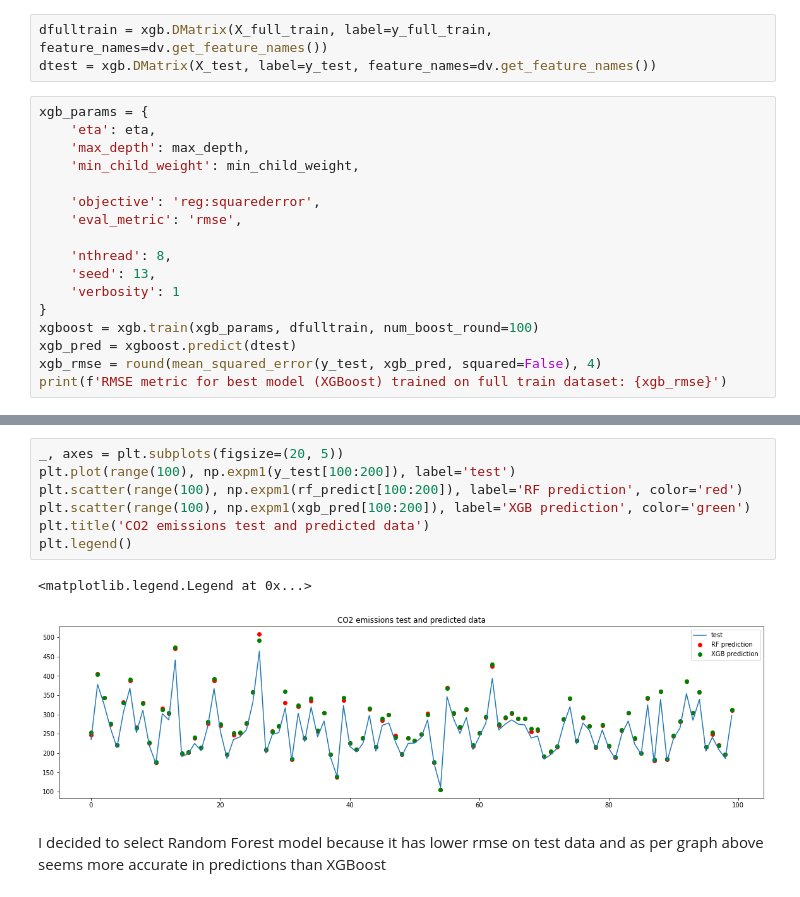
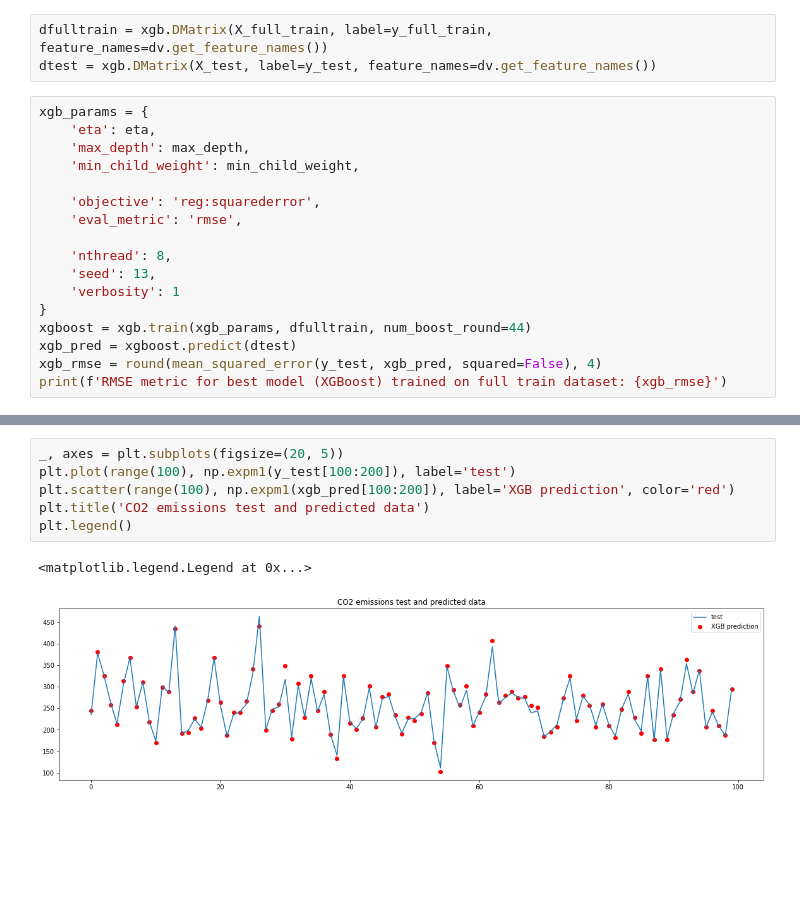
Before and after one commit to DZorikhin/co2_emissions, a Jupyter notebook: notebook.ipynb, the cells around one changed output, grey strips where cells are left out. Cells and saved outputs as stored; diff of their text form; blank space fills up the shorter version.

Commit message:
select xgb as best model

```diff
--- a/notebook.ipynb
+++ b/notebook.ipynb
@@ -1031,7 +1029,7 @@ xgb_params = {
     'seed': 13,
     'verbosity': 1
 }
-xgboost = xgb.train(xgb_params, dfulltrain, num_boost_round=100)
+xgboost = xgb.train(xgb_params, dfulltrain, num_boost_round=44)
 xgb_pred = xgboost.predict(dtest)
 xgb_rmse = round(mean_squared_error(y_test, xgb_pred, squared=False), 4)
 print(f'RMSE metric for best model (XGBoost) trained on full train dataset: {xgb_rmse}')
@@ -1054,12 +1038,9 @@ RMSE metric for best model (Random Forest) trained on full train dataset: 0.0506
 # %%
 _, axes = plt.subplots(figsize=(20, 5))
 plt.plot(range(100), np.expm1(y_test[100:200]), label='test')
-plt.scatter(range(100), np.expm1(rf_predict[100:200]), label='RF prediction', color='red')
-plt.scatter(range(100), np.expm1(xgb_pred[100:200]), label='XGB prediction', color='green')
+plt.scatter(range(100), np.expm1(xgb_pred[100:200]), label='XGB prediction', color='red')
 plt.title('CO2 emissions test and predicted data')
 plt.legend()
 # %% [output]
 <matplotlib.legend.Legend at 0x...>
-[figure, old version]
+[figure, new version]
-# %% [markdown]
-I decided to select Random Forest model because it has lower rmse on test data and as per graph above seems more accurate in predictions than XGBoost
```
Also changed, not shown: parts of 20 cells of this notebook.
